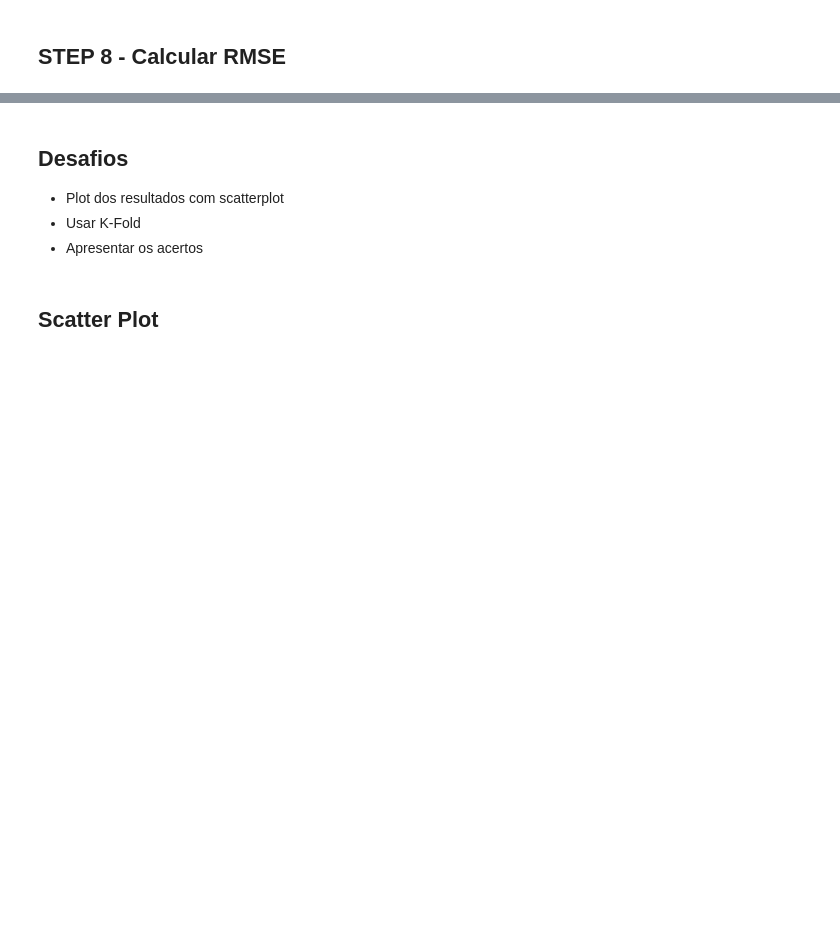
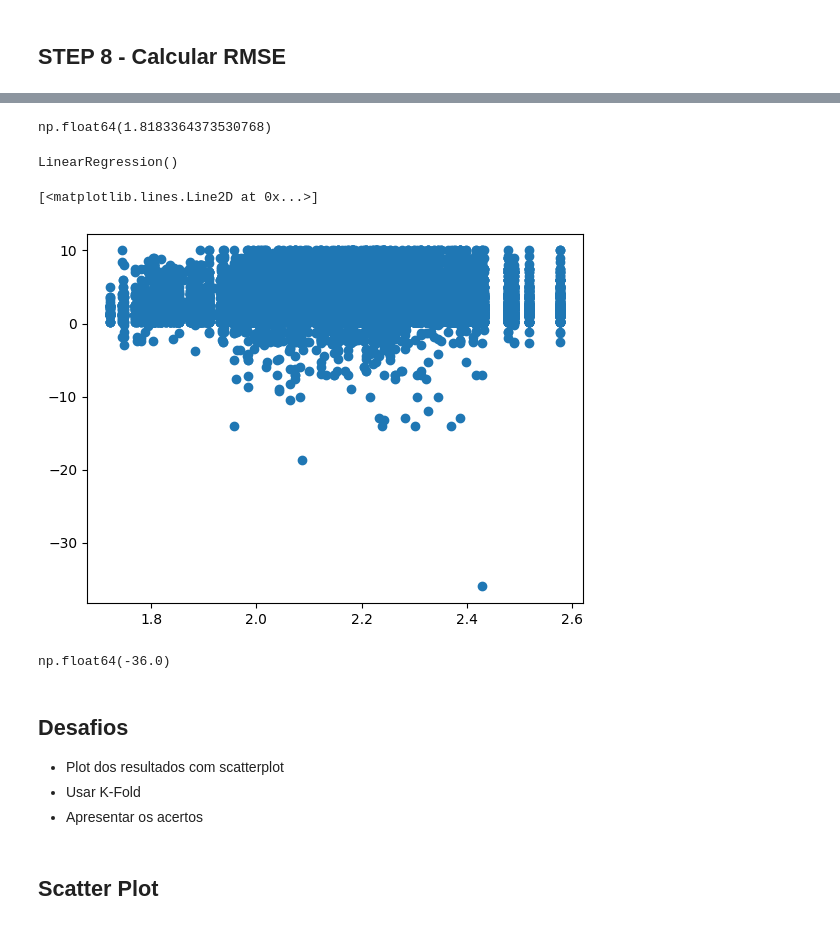
Before and after one commit to mauriciobenjamin700/8-periodo, a Jupyter notebook: sistemas-inteligentes/class/2024-10-23/gradient_descent.ipynb, the cells around one changed output, grey strips where cells are left out. Saved outputs shown, nothing was run; the diff lists cells and outputs as text; code cells hidden in the pictures; blank space fills up the shorter version.

```diff
--- a/sistemas-inteligentes/class/2024-10-23/gradient_descent.ipynb
+++ b/sistemas-inteligentes/class/2024-10-23/gradient_descent.ipynb
@@ -278,3 +339,29 @@ MRSE: 2.5516733055909993
+# %%
+from sklearn.metrics import root_mean_squared_error
+
+rmse = root_mean_squared_error(y_test, predictions)
+rmse
+# %% [output]
+np.float64(1.8183364373530768)
+# %%
+from sklearn.linear_model import  LinearRegression
+model = LinearRegression()
+# %%
+model.fit(x_train,y_train)
+# %% [output]
+LinearRegression()
+# %%
+y_pred_sklearn = model.predict(x_test)
+x_train
+# %%
+plt.plot(y_pred_sklearn, y_test, 'o')
+# %% [output]
+[<matplotlib.lines.Line2D at 0x...>]
+[figure, added]
+# %%
+y_test.min()
+# %% [output]
+np.float64(-36.0)
 # %% [markdown]
 ## Desafios
 
```
Also changed, not shown: parts of 19 cells of this notebook.
